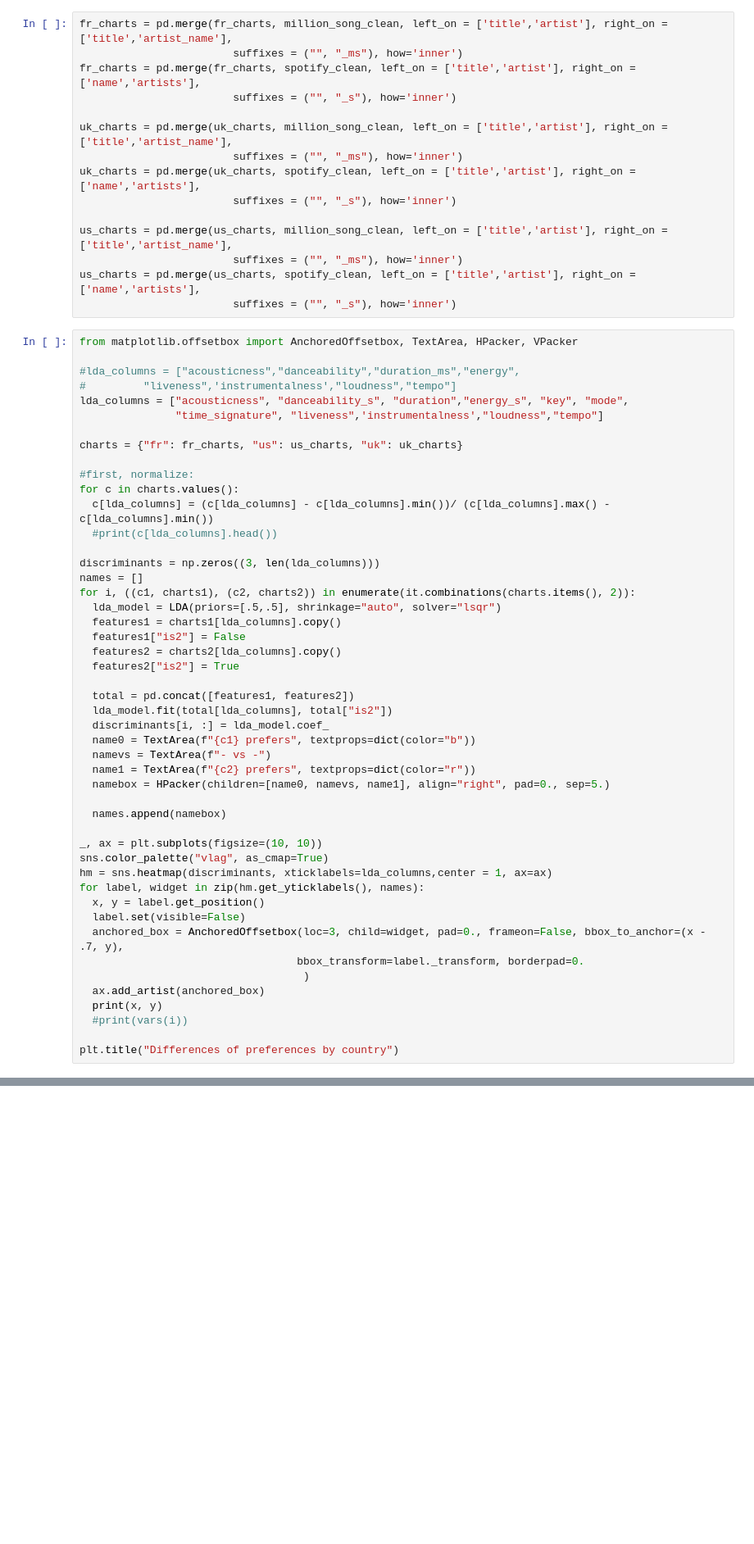
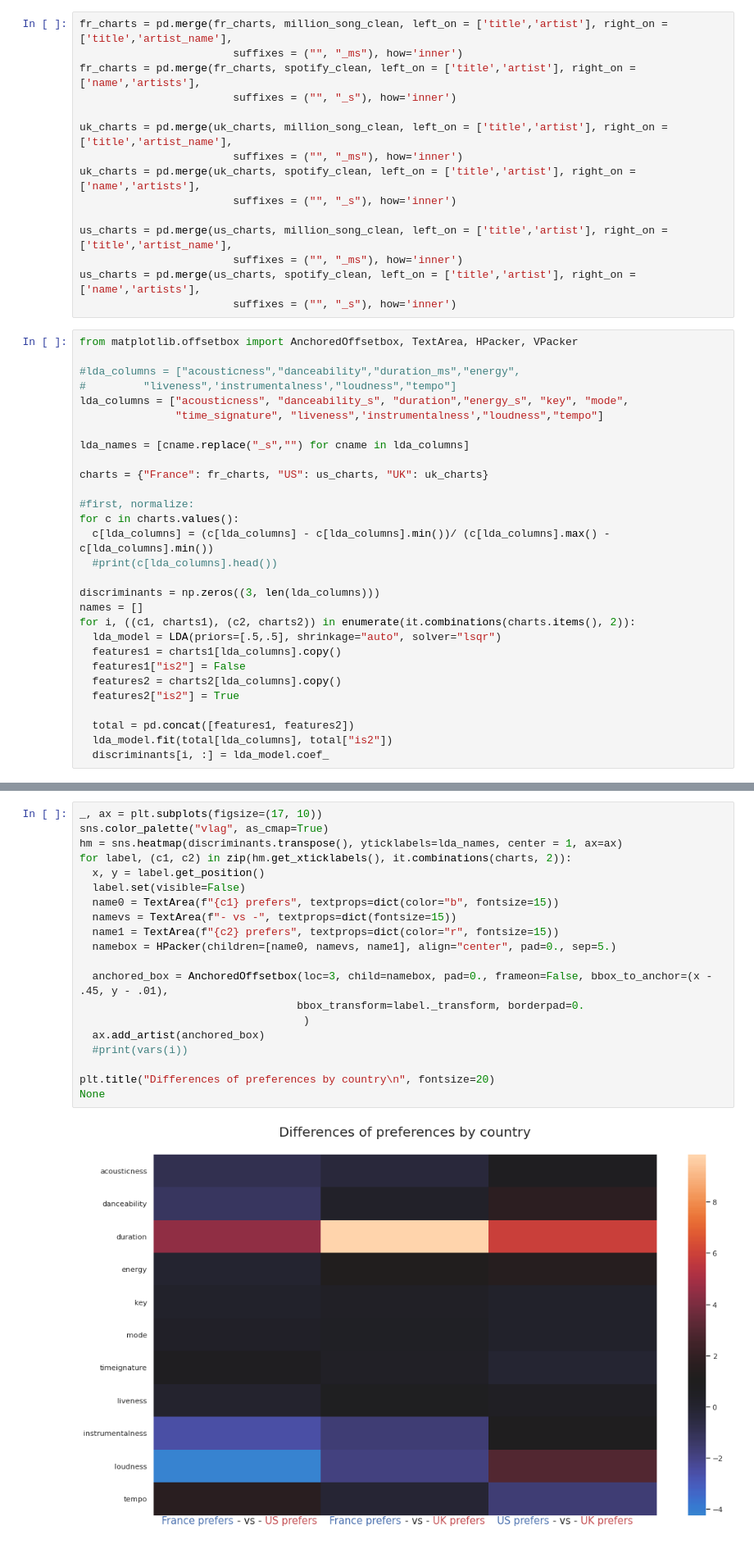
Before and after one commit to tbrugere/ECE143, a Jupyter notebook: notebooks/ECE143Project_code.ipynb, the cells around one changed output, grey strips where cells are left out. Shown at 82% size. Saved outputs shown, nothing was run; the diff lists cells and outputs as text; blank space fills up the shorter version.

```diff
--- a/notebooks/ECE143Project_code.ipynb
+++ b/notebooks/ECE143Project_code.ipynb
@@ -2193,7 +2159,9 @@ from matplotlib.offsetbox import AnchoredOffsetbox, TextArea, HPacker, VPacker
 lda_columns = ["acousticness", "danceability_s", "duration","energy_s", "key", "mode",
                "time_signature", "liveness",'instrumentalness',"loudness","tempo"]
 
-charts = {"fr": fr_charts, "us": us_charts, "uk": uk_charts}
+lda_names = [cname.replace("_s","") for cname in lda_columns]
+
+charts = {"France": fr_charts, "US": us_charts, "UK": uk_charts}
 
 #first, normalize:
 for c in charts.values():
@@ -2212,24 +2180,3 @@ for i, ((c1, charts1), (c2, charts2)) in enumerate(it.combinations(charts.items(
   total = pd.concat([features1, features2])
   lda_model.fit(total[lda_columns], total["is2"])
   discriminants[i, :] = lda_model.coef_
-  name0 = TextArea(f"{c1} prefers", textprops=dict(color="b"))
-  namevs = TextArea(f"- vs -")
-  name1 = TextArea(f"{c2} prefers", textprops=dict(color="r"))
-  namebox = HPacker(children=[name0, namevs, name1], align="right", pad=0., sep=5.)
-
-  names.append(namebox)
-
-_, ax = plt.subplots(figsize=(10, 10))
-sns.color_palette("vlag", as_cmap=True)
-hm = sns.heatmap(discriminants, xticklabels=lda_columns,center = 1, ax=ax)
-for label, widget in zip(hm.get_yticklabels(), names):
-  x, y = label.get_position()
-  label.set(visible=False)
-  anchored_box = AnchoredOffsetbox(loc=3, child=widget, pad=0., frameon=False, bbox_to_anchor=(x - .7, y),
-                                  bbox_transform=label._transform, borderpad=0.
-                                   )
-  ax.add_artist(anchored_box)
-  print(x, y)
-  #print(vars(i))
-
-plt.title("Differences of preferences by country")
@@ -2242,3 +2183,25 @@ Text(0.5, 1.0, 'Differences of preferences by country')
+# %%
+_, ax = plt.subplots(figsize=(17, 10))
+sns.color_palette("vlag", as_cmap=True)
+hm = sns.heatmap(discriminants.transpose(), yticklabels=lda_names, center = 1, ax=ax)
+for label, (c1, c2) in zip(hm.get_xticklabels(), it.combinations(charts, 2)):
+  x, y = label.get_position()
+  label.set(visible=False)
+  name0 = TextArea(f"{c1} prefers", textprops=dict(color="b", fontsize=15))
+  namevs = TextArea(f"- vs -", textprops=dict(fontsize=15))
+  name1 = TextArea(f"{c2} prefers", textprops=dict(color="r", fontsize=15))
+  namebox = HPacker(children=[name0, namevs, name1], align="center", pad=0., sep=5.)
+
+  anchored_box = AnchoredOffsetbox(loc=3, child=namebox, pad=0., frameon=False, bbox_to_anchor=(x - .45, y - .01),
+                                  bbox_transform=label._transform, borderpad=0.
+                                   )
+  ax.add_artist(anchored_box)
+  #print(vars(i))
+
+plt.title("Differences of preferences by country\n", fontsize=20)
+None
+# %% [output]
+[figure, added]
 # %% [markdown]
 
 **How to read:**
```
Also changed, not shown: parts of 8 cells of this notebook.
